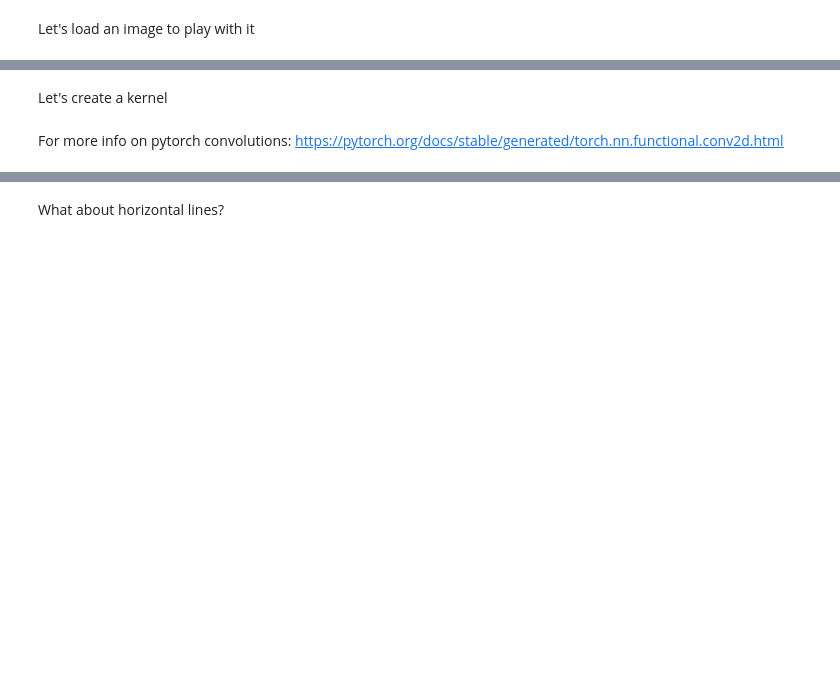
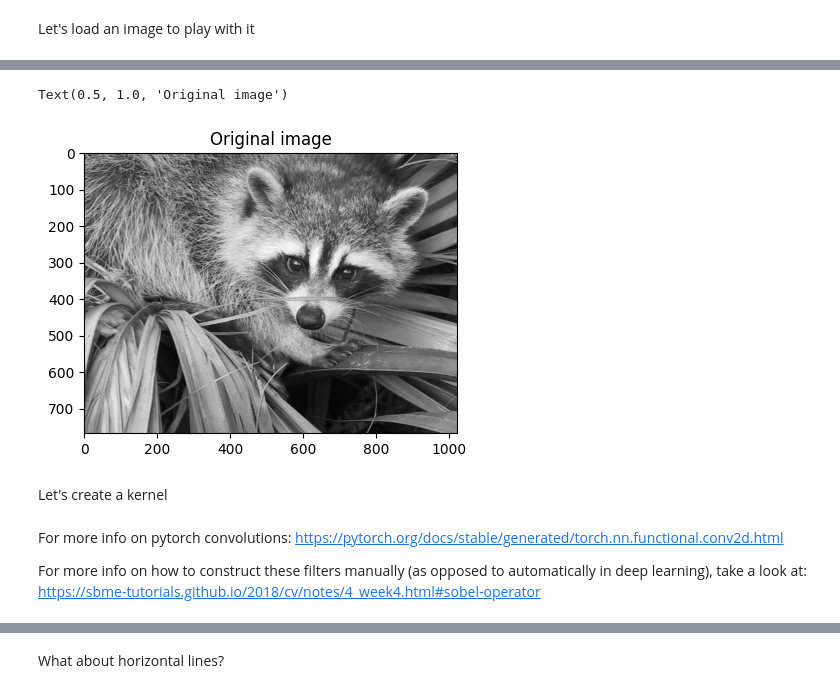
Before and after one commit to elhamod/BA865-2024, a Jupyter notebook: hands-on/Convolutions.ipynb, the cells around one changed output, grey strips where cells are left out. Drawn from its saved outputs; the diff is of its cells as text; code cells hidden in the pictures; blank space fills up the shorter version.

```diff
--- a/hands-on/Convolutions.ipynb
+++ b/hands-on/Convolutions.ipynb
@@ -11,16 +11,19 @@ import matplotlib.pyplot as plt
 
 # Load and preprocess the image
 
+# You could try loading your own image
 # image = Image.open('path_to_your_image.jpg')
 # image = image.convert('L')  # Convert to grayscale
 # image = np.array(image) # convert to numpy array
 
+# OR load a racoon image
 image = face(gray=True)
 image = image / 255.0  # Normalize to [0, 1]
 image_tensor = torch.tensor(image, dtype=torch.float32).unsqueeze(0).unsqueeze(0)  # Add batch and channel dimensions
 
 
-plt.figure(figsize=(34, 16))
+plt.figure(figsize=(20, 8))
 plt.subplot(2,2, 1)
 plt.imshow(image, cmap='gray')
 plt.title('Original image')
+# %% [output]
@@ -27,7 +31,11 @@ plt.title('Original image')
+Text(0.5, 1.0, 'Original image')
+[figure, added]
 # %% [markdown]
 Let's create a kernel
 # %% [markdown]
 For more info on pytorch convolutions: https://pytorch.org/docs/stable/generated/torch.nn.functional.conv2d.html
+
+For more info on how to construct these filters manually (as opposed to automatically in deep learning), take a look at: https://sbme-tutorials.github.io/2018/cv/notes/4_week4.html#sobel-operator
 # %%
 # Define the kernels for edge detection
 vertical_kernel = torch.tensor([[-1, 0, 1],
```
Also changed, not shown: parts of 6 cells of this notebook.
